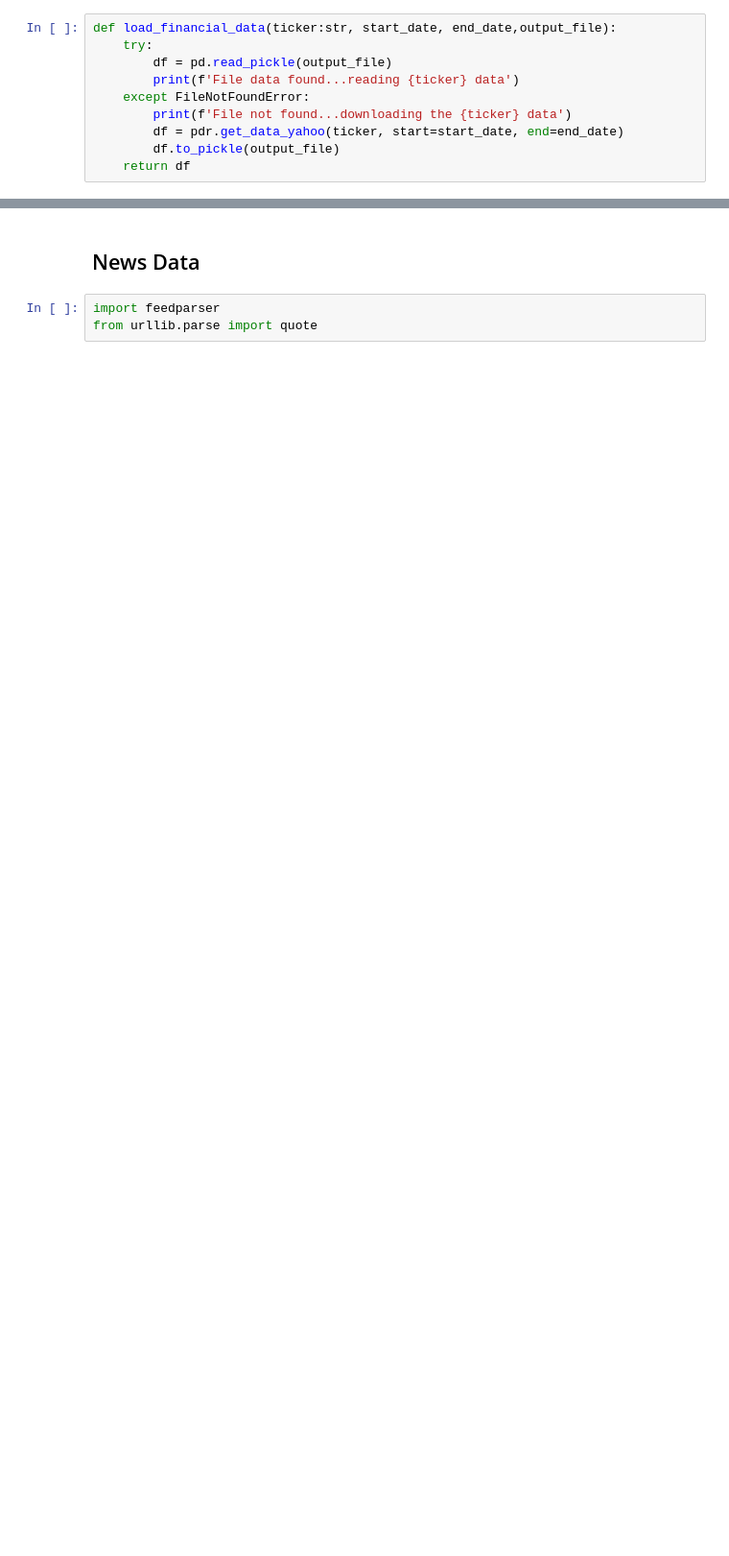
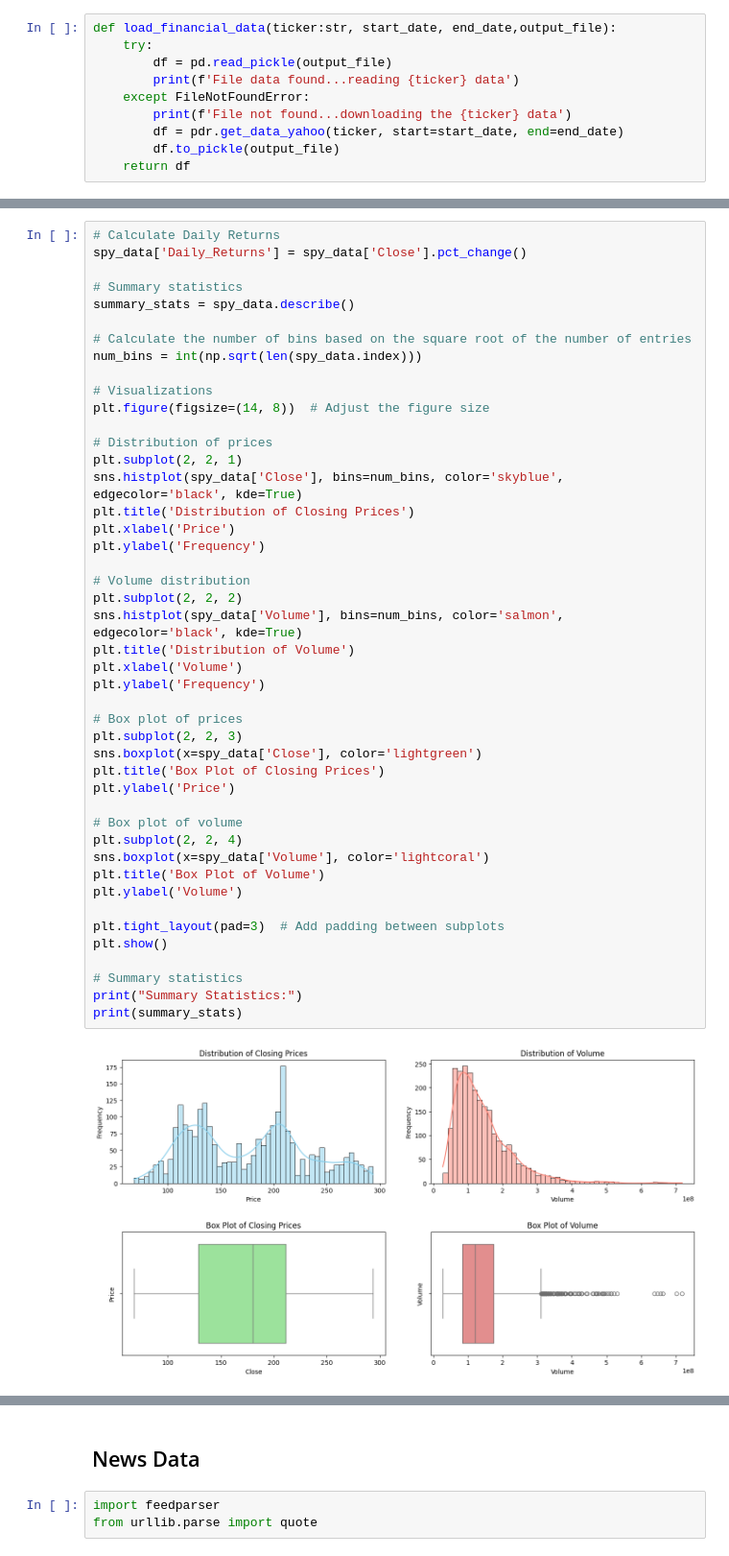
Before and after one commit to A-Chaudhary/college-senior-spring2024-algorithmic-trading-project-4, a Jupyter notebook: Project_4.ipynb, the cells around one changed output, grey strips where cells are left out. Shown at 96% size. Drawn from its saved outputs; the diff is of its cells as text; blank space fills up the shorter version.

```diff
--- a/Project_4.ipynb
+++ b/Project_4.ipynb
@@ -42,0 +48,47 @@ File data found...reading SPY data
+# %%
+# Calculate Daily Returns
+spy_data['Daily_Returns'] = spy_data['Close'].pct_change()
+
+# Summary statistics
+summary_stats = spy_data.describe()
+
+# Calculate the number of bins based on the square root of the number of entries
+num_bins = int(np.sqrt(len(spy_data.index)))
+
+# Visualizations
+plt.figure(figsize=(14, 8))  # Adjust the figure size
+
+# Distribution of prices
+plt.subplot(2, 2, 1)
+sns.histplot(spy_data['Close'], bins=num_bins, color='skyblue', edgecolor='black', kde=True)
+plt.title('Distribution of Closing Prices')
+plt.xlabel('Price')
+plt.ylabel('Frequency')
+
+# Volume distribution
+plt.subplot(2, 2, 2)
+sns.histplot(spy_data['Volume'], bins=num_bins, color='salmon', edgecolor='black', kde=True)
+plt.title('Distribution of Volume')
+plt.xlabel('Volume')
+plt.ylabel('Frequency')
+
+# Box plot of prices
+plt.subplot(2, 2, 3)
+sns.boxplot(x=spy_data['Close'], color='lightgreen')
+plt.title('Box Plot of Closing Prices')
+plt.ylabel('Price')
+
+# Box plot of volume
+plt.subplot(2, 2, 4)
+sns.boxplot(x=spy_data['Volume'], color='lightcoral')
+plt.title('Box Plot of Volume')
+plt.ylabel('Volume')
+
+plt.tight_layout(pad=3)  # Add padding between subplots
+plt.show()
+
+# Summary statistics
+print("Summary Statistics:")
+print(summary_stats)
+# %% [output]
+[figure, added]
```
Also changed, not shown: parts of 24 cells of this notebook.
